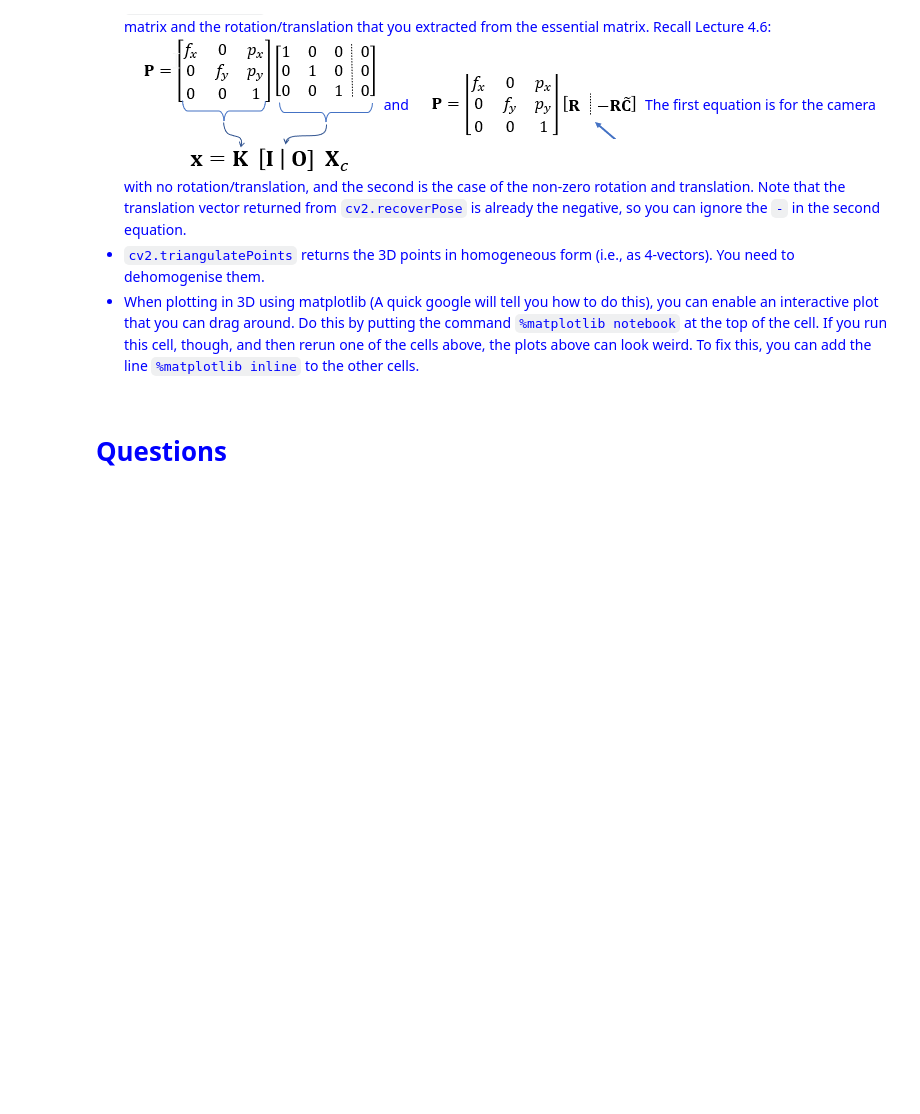
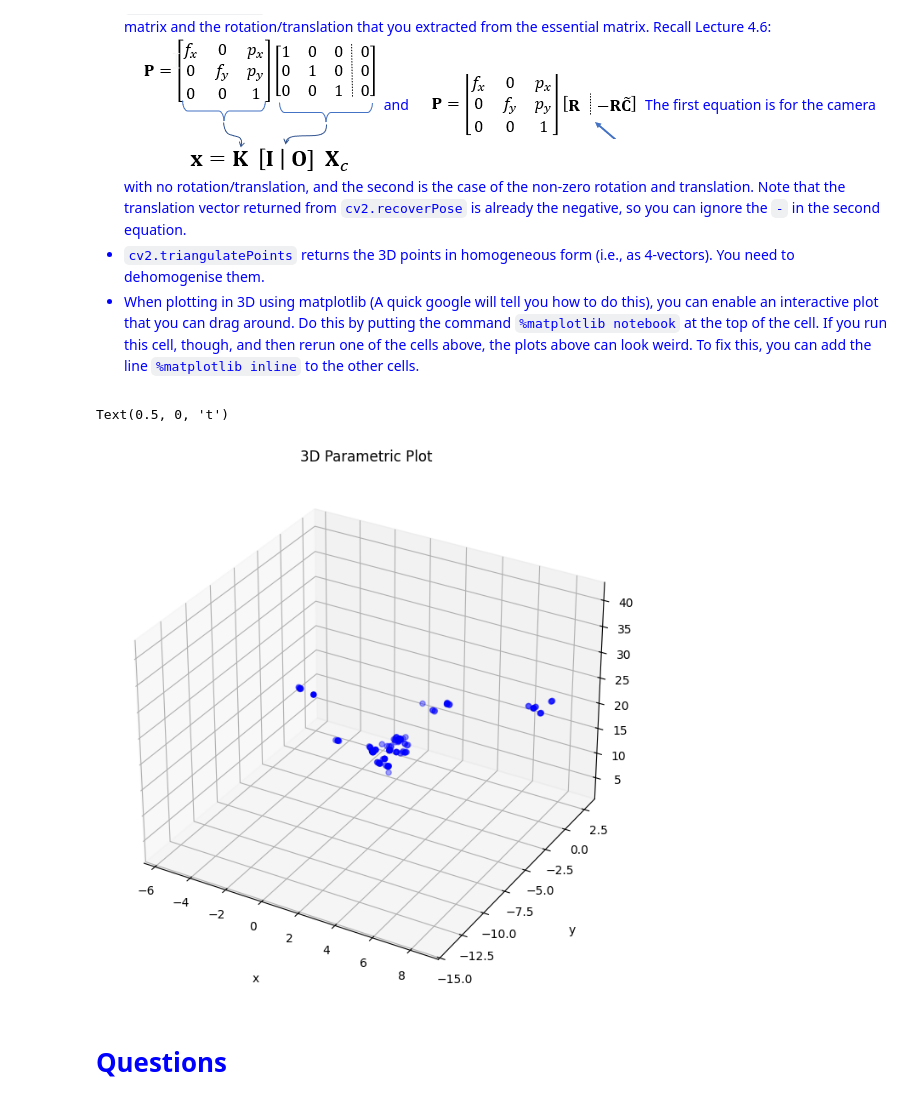
Before and after one commit to saeedAbdulraheem-ui/geometric_computer_vision, a Jupyter notebook: task3/Assignment 3b_Reconstruction_24177075.ipynb, the cells around one changed output. Saved outputs shown, nothing was run; the diff lists cells and outputs as text; code cells hidden in the pictures; blank space fills up the shorter version.

```diff
--- a/task3/Assignment 3b_Reconstruction_24177075.ipynb
+++ b/task3/Assignment 3b_Reconstruction_24177075.ipynb
@@ -148,3 +192,7 @@ Luckily, OpenCV provides a function for this - [`cv2.recoverPose`](https://docs.
 # %%
 ############################
 # Your code here
+_, R, T, _ = cv2.recoverPose(E, left_pts, rght_pts, K)
+
+print("Rotation Matrix: \n", R)
+print("Translation Vector: \n", T)
@@ -170,6 +227,36 @@ Note that the translation vector returned from `cv2.recoverPose` is already the
 # %%
 ############################
 # Your code here
+left_pts_transposed = left_pts.T
+rght_pts_transposed = rght_pts.T
+
+IO = np.eye(3)
+IO = np.hstack((IO, np.zeros((3, 1))))
+
+P1 = K @ IO # first camera projection matrix ( left points )
+P2 = K @ np.hstack((R, T)) # second camera projection matrix ( right points )
+
+points_4d = cv2.triangulatePoints(P1, P2, left_pts_transposed, rght_pts_transposed)
+points_3d = cv2.convertPointsFromHomogeneous(points_4d.T).reshape(-1, 3) # dehomogenize
+# %%
+%matplotlib inline
+from mpl_toolkits import mplot3d
+
+x, y, z = points_3d[:, 0], points_3d[:, 1], points_3d[:, 2]
+fig = plt.figure(figsize = (8,8))
+ax = plt.axes(projection='3d')
+ax.grid()
+
+ax.scatter(x, y, z, c='b', s=20)
+ax.set_title('3D Parametric Plot')
+
+# Set axes label
+ax.set_xlabel('x', labelpad=20)
+ax.set_ylabel('y', labelpad=20)
+ax.set_zlabel('t', labelpad=20)
+# %% [output]
+Text(0.5, 0, 't')
+[figure, added]
 # %% [markdown]
 <font color='blue'>
 
```
Also changed, not shown: parts of 6 cells of this notebook, 1 other file.
